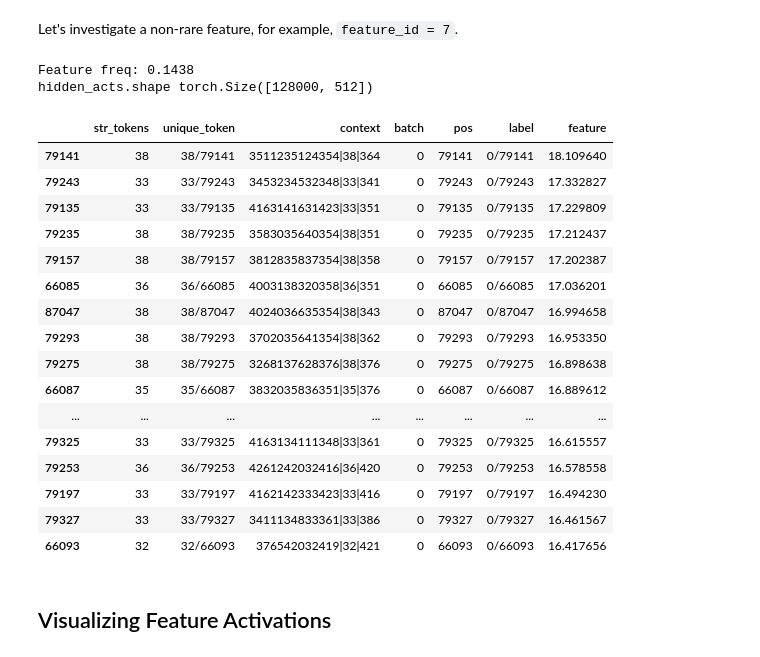
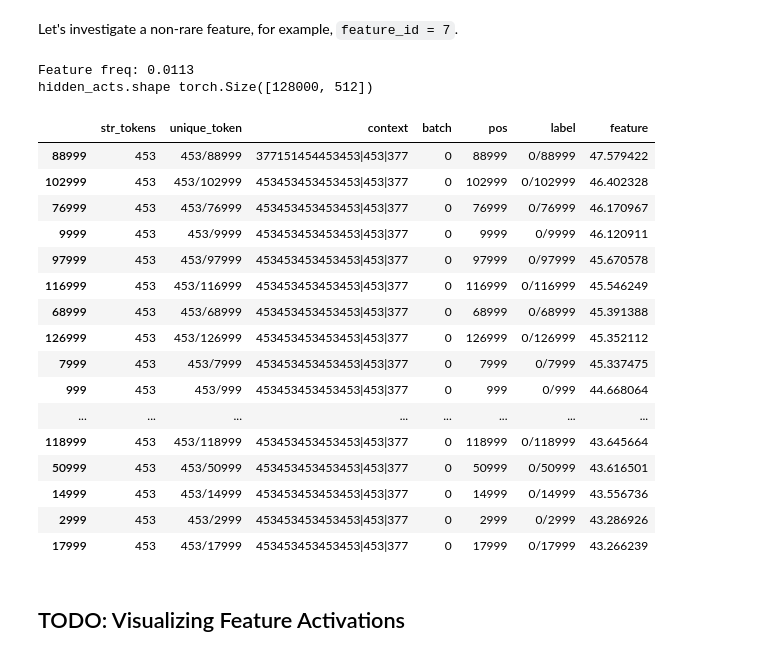
Before and after one commit to greydanus/cursivetransformer, a Jupyter notebook: cursivetransformer_dictionary_learning.ipynb, the cells around one changed output. Saved outputs shown, nothing was run; the diff lists cells and outputs as text; code cells hidden in the pictures.

```diff
--- a/cursivetransformer_dictionary_learning.ipynb
+++ b/cursivetransformer_dictionary_learning.ipynb
@@ -635,7 +652,7 @@ Let's investigate a non-rare feature, for example, `feature_id = 7`.
 # %%
 import pandas as pd
 
-feature_id = 10  # Change as needed
+feature_id = 1 # Change as needed
 batch_size = 128  # Adjust as needed
 
 print(f"Feature freq: {freqs[feature_id].item():.4f}")
@@ -648,52 +665,52 @@ targets = all_targets[idx].to(model_device)
 
 mlp_activations = []
 
 def capture_mlp_activations(module, input, output):
     mlp_activations.append(output.detach())
 
 # Register the hook
 mlp_layer = model.transformer.h[0].mlp.c_proj
 hook_handle = mlp_layer.register_forward_hook(capture_mlp_activations)
 
 # Forward pass
 logits, _ = model(tokens, contexts)
 # Remove the hook
 hook_handle.remove()
 
 # Get the activations
 mlp_acts = mlp_activations[0]  # Shape: [batch_size, seq_len, d_mlp]
 mlp_acts_flattened = mlp_acts.reshape(-1, cfg["d_mlp"])
 
 # Pass through encoder
 loss_enc, x_reconstruct, hidden_acts, l2_loss, l1_loss = encoder(mlp_acts_flattened)
 print("hidden_acts.shape", hidden_acts.shape)
 
 # Create token dataframe
 token_df = make_token_df(tokens.cpu().flatten())
 token_df["feature"] = hidden_acts[:, feature_id].detach().cpu().numpy()
 display(token_df.sort_values("feature", ascending=False).head(20))
 # %% [output]
-Feature freq: 0.1438
+Feature freq: 0.0113
 hidden_acts.shape torch.Size([128000, 512])
 |  | str_tokens | unique_token | context | batch | pos | label | feature |
-| 79141 | 38 | 38/79141 | 3511235124354|38|364 | 0 | 79141 | 0/79141 | 18.109640 |
-| 79243 | 33 | 33/79243 | 3453234532348|33|341 | 0 | 79243 | 0/79243 | 17.332827 |
-| 79135 | 33 | 33/79135 | 4163141631423|33|351 | 0 | 79135 | 0/79135 | 17.229809 |
-| 79235 | 38 | 38/79235 | 3583035640354|38|351 | 0 | 79235 | 0/79235 | 17.212437 |
-| 79157 | 38 | 38/79157 | 3812835837354|38|358 | 0 | 79157 | 0/79157 | 17.202387 |
-| 66085 | 36 | 36/66085 | 4003138320358|36|351 | 0 | 66085 | 0/66085 | 17.036201 |
-| 87047 | 38 | 38/87047 | 4024036635354|38|343 | 0 | 87047 | 0/87047 | 16.994658 |
-| 79293 | 38 | 38/79293 | 3702035641354|38|362 | 0 | 79293 | 0/79293 | 16.953350 |
-| 79275 | 38 | 38/79275 | 3268137628376|38|376 | 0 | 79275 | 0/79275 | 16.898638 |
-| 66087 | 35 | 35/66087 | 3832035836351|35|376 | 0 | 66087 | 0/66087 | 16.889612 |
+| 88999 | 453 | 453/88999 | 377151454453453|453|377 | 0 | 88999 | 0/88999 | 47.579422 |
+| 102999 | 453 | 453/102999 | 453453453453453|453|377 | 0 | 102999 | 0/102999 | 46.402328 |
+| 76999 | 453 | 453/76999 | 453453453453453|453|377 | 0 | 76999 | 0/76999 | 46.170967 |
+| 9999 | 453 | 453/9999 | 453453453453453|453|377 | 0 | 9999 | 0/9999 | 46.120911 |
+| 97999 | 453 | 453/97999 | 453453453453453|453|377 | 0 | 97999 | 0/97999 | 45.670578 |
+| 116999 | 453 | 453/116999 | 453453453453453|453|377 | 0 | 116999 | 0/116999 | 45.546249 |
+| 68999 | 453 | 453/68999 | 453453453453453|453|377 | 0 | 68999 | 0/68999 | 45.391388 |
+| 126999 | 453 | 453/126999 | 453453453453453|453|377 | 0 | 126999 | 0/126999 | 45.352112 |
+| 7999 | 453 | 453/7999 | 453453453453453|453|377 | 0 | 7999 | 0/7999 | 45.337475 |
+| 999 | 453 | 453/999 | 453453453453453|453|377 | 0 | 999 | 0/999 | 44.668064 |
 | ... | ... | ... | ... | ... | ... | ... | ... |
-| 79325 | 33 | 33/79325 | 4163134111348|33|361 | 0 | 79325 | 0/79325 | 16.615557 |
-| 79253 | 36 | 36/79253 | 4261242032416|36|420 | 0 | 79253 | 0/79253 | 16.578558 |
-| 79197 | 33 | 33/79197 | 4162142333423|33|416 | 0 | 79197 | 0/79197 | 16.494230 |
-| 79327 | 33 | 33/79327 | 3411134833361|33|386 | 0 | 79327 | 0/79327 | 16.461567 |
-| 66093 | 32 | 32/66093 | 376542032419|32|421 | 0 | 66093 | 0/66093 | 16.417656 |
+| 118999 | 453 | 453/118999 | 453453453453453|453|377 | 0 | 118999 | 0/118999 | 43.645664 |
+| 50999 | 453 | 453/50999 | 453453453453453|453|377 | 0 | 50999 | 0/50999 | 43.616501 |
+| 14999 | 453 | 453/14999 | 453453453453453|453|377 | 0 | 14999 | 0/14999 | 43.556736 |
+| 2999 | 453 | 453/2999 | 453453453453453|453|377 | 0 | 2999 | 0/2999 | 43.286926 |
+| 17999 | 453 | 453/17999 | 453453453453453|453|377 | 0 | 17999 | 0/17999 | 43.266239 |
 # %% [markdown]
-## Visualizing Feature Activations
+## TODO: Visualizing Feature Activations
 # %%
 # Access the character-to-index and index-to-character mappings from the dataset
 char2idx = train_dataset.stoi  # Character to index mapping
```
Also changed, not shown: parts of 6 cells of this notebook.
